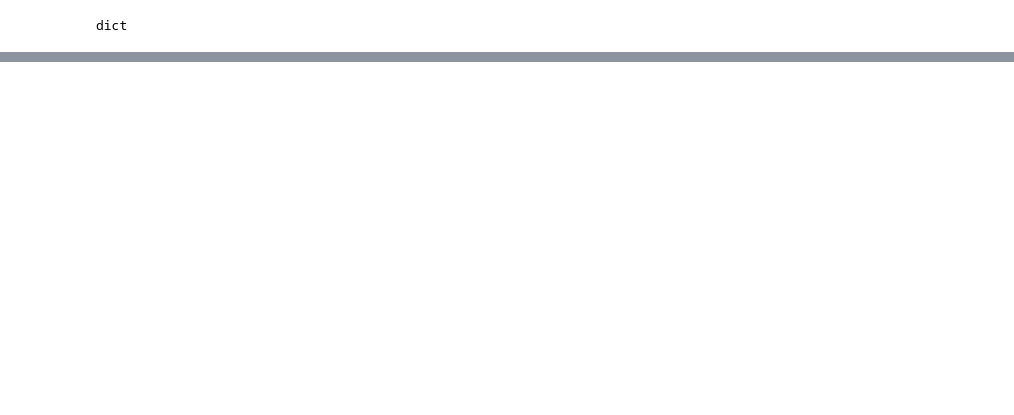
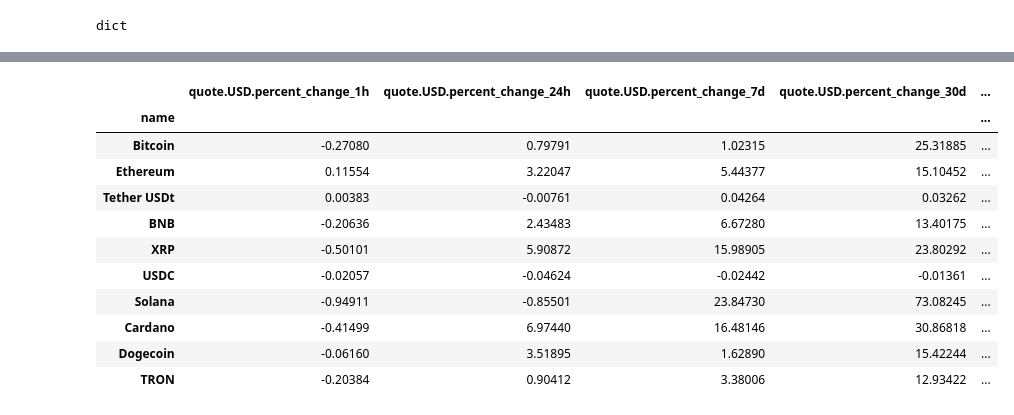
Before and after one commit to AdrianoHKim/Webscraping_Crypto, a Jupyter notebook: API_test_notebook.ipynb, the cells around one changed output, grey strips where cells are left out. Cells and saved outputs as stored; diff of their text form; code cells hidden in the pictures; blank space fills up the shorter version.

```diff
--- a/API_test_notebook.ipynb
+++ b/API_test_notebook.ipynb
@@ -146,0 +165,21 @@ df86
+# %%
+# Group the data by the 'name' column, without sorting the groups
+df3 = df.groupby('name', sort=False)[['quote.USD.percent_change_1h', 'quote.USD.percent_change_24h',
+                                      'quote.USD.percent_change_7d', 'quote.USD.percent_change_30d',
+                                      'quote.USD.percent_change_30d', 'quote.USD.percent_change_60d',
+                                      'quote.USD.percent_change_90d']].mean()
+
+df3
+# %% [output]
+|  | quote.USD.percent_change_1h | quote.USD.percent_change_24h | quote.USD.percent_change_7d | quote.USD.percent_change_30d | ... |
+| name |  |  |  |  | ... |
+| Bitcoin | -0.27080 | 0.79791 | 1.02315 | 25.31885 | ... |
+| Ethereum | 0.11554 | 3.22047 | 5.44377 | 15.10452 | ... |
+| Tether USDt | 0.00383 | -0.00761 | 0.04264 | 0.03262 | ... |
+| BNB | -0.20636 | 2.43483 | 6.67280 | 13.40175 | ... |
+| XRP | -0.50101 | 5.90872 | 15.98905 | 23.80292 | ... |
+| USDC | -0.02057 | -0.04624 | -0.02442 | -0.01361 | ... |
+| Solana | -0.94911 | -0.85501 | 23.84730 | 73.08245 | ... |
+| Cardano | -0.41499 | 6.97440 | 16.48146 | 30.86818 | ... |
+| Dogecoin | -0.06160 | 3.51895 | 1.62890 | 15.42244 | ... |
+| TRON | -0.20384 | 0.90412 | 3.38006 | 12.93422 | ... |
```
Also changed, not shown: parts of 20 cells of this notebook.
